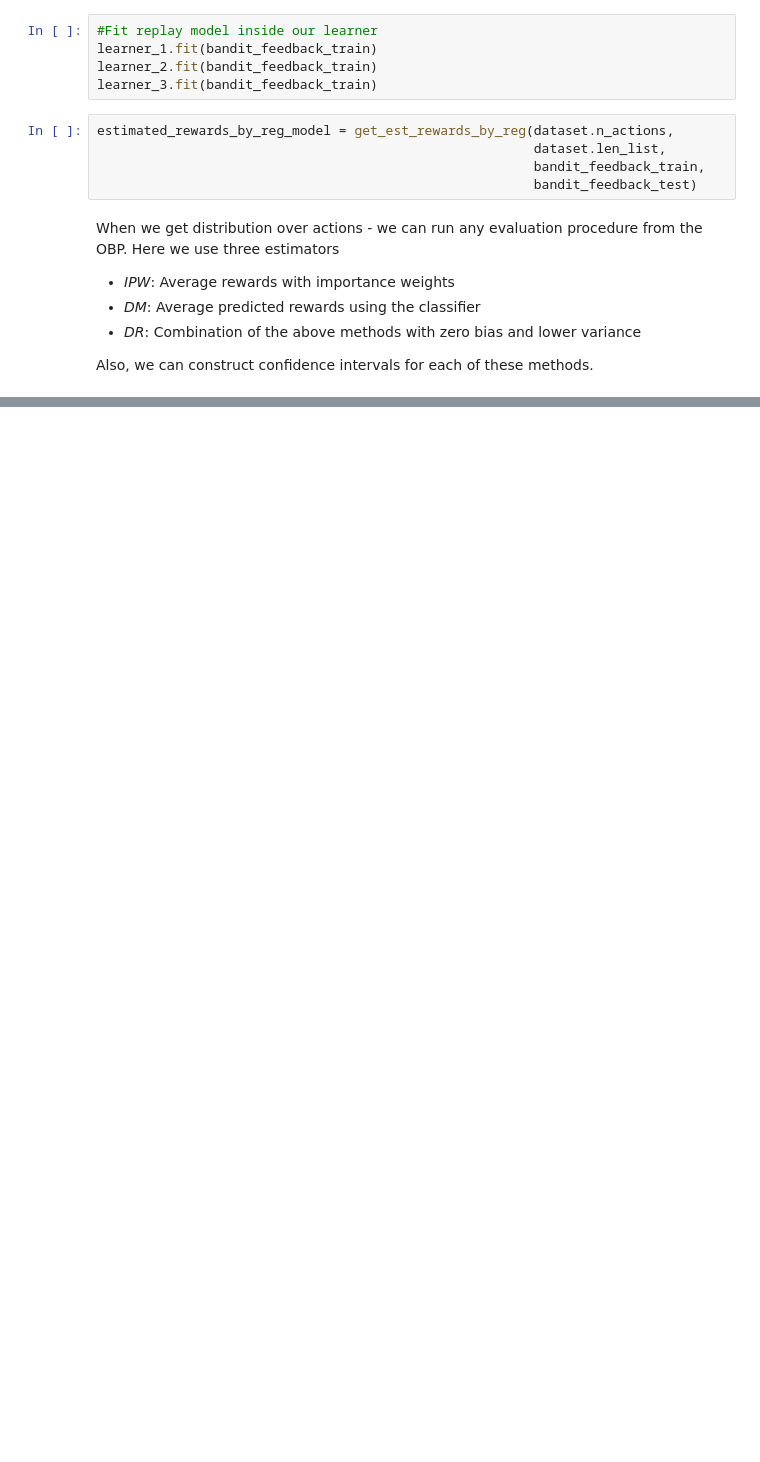
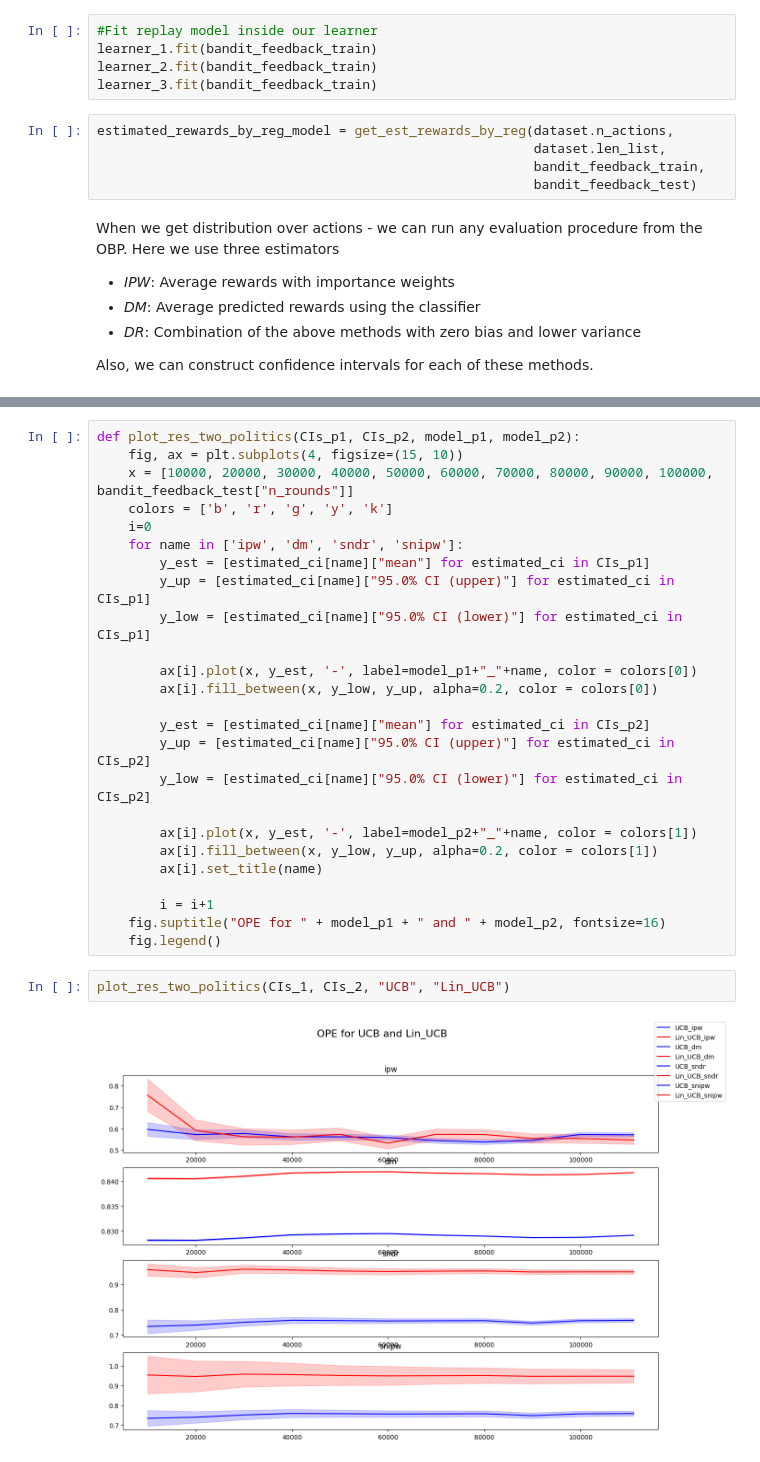
Before and after one commit to HDI-lab-HSE/RePlayHDILab2024, a Jupyter notebook: replay/experimental/scenarios/movielens_wrapper/09_obp_connector.ipynb, the cells around one changed output, grey strips where cells are left out. Saved outputs shown, nothing was run; the diff lists cells and outputs as text; blank space fills up the shorter version.

```diff
--- a/replay/experimental/scenarios/movielens_wrapper/09_obp_connector.ipynb
+++ b/replay/experimental/scenarios/movielens_wrapper/09_obp_connector.ipynb
@@ -460,0 +394,29 @@ mean              0.682140  0.844054  0.799272  0.799787
+# %%
+def plot_res_two_politics(CIs_p1, CIs_p2, model_p1, model_p2):
+    fig, ax = plt.subplots(4, figsize=(15, 10))
+    x = [10000, 20000, 30000, 40000, 50000, 60000, 70000, 80000, 90000, 100000, bandit_feedback_test["n_rounds"]]
+    colors = ['b', 'r', 'g', 'y', 'k']
+    i=0
+    for name in ['ipw', 'dm', 'sndr', 'snipw']:
+        y_est = [estimated_ci[name]["mean"] for estimated_ci in CIs_p1]
+        y_up = [estimated_ci[name]["95.0% CI (upper)"] for estimated_ci in CIs_p1]
+        y_low = [estimated_ci[name]["95.0% CI (lower)"] for estimated_ci in CIs_p1]
+
+        ax[i].plot(x, y_est, '-', label=model_p1+"_"+name, color = colors[0])
+        ax[i].fill_between(x, y_low, y_up, alpha=0.2, color = colors[0])
+
+        y_est = [estimated_ci[name]["mean"] for estimated_ci in CIs_p2]
+        y_up = [estimated_ci[name]["95.0% CI (upper)"] for estimated_ci in CIs_p2]
+        y_low = [estimated_ci[name]["95.0% CI (lower)"] for estimated_ci in CIs_p2]
+
+        ax[i].plot(x, y_est, '-', label=model_p2+"_"+name, color = colors[1])
+        ax[i].fill_between(x, y_low, y_up, alpha=0.2, color = colors[1])
+        ax[i].set_title(name)
+
+        i = i+1
+    fig.suptitle("OPE for " + model_p1 + " and " + model_p2, fontsize=16)
+    fig.legend()
+# %%
+plot_res_two_politics(CIs_1, CIs_2, "UCB", "Lin_UCB")
+# %% [output]
+[figure, added]
```
Also changed, not shown: parts of 42 cells of this notebook.
